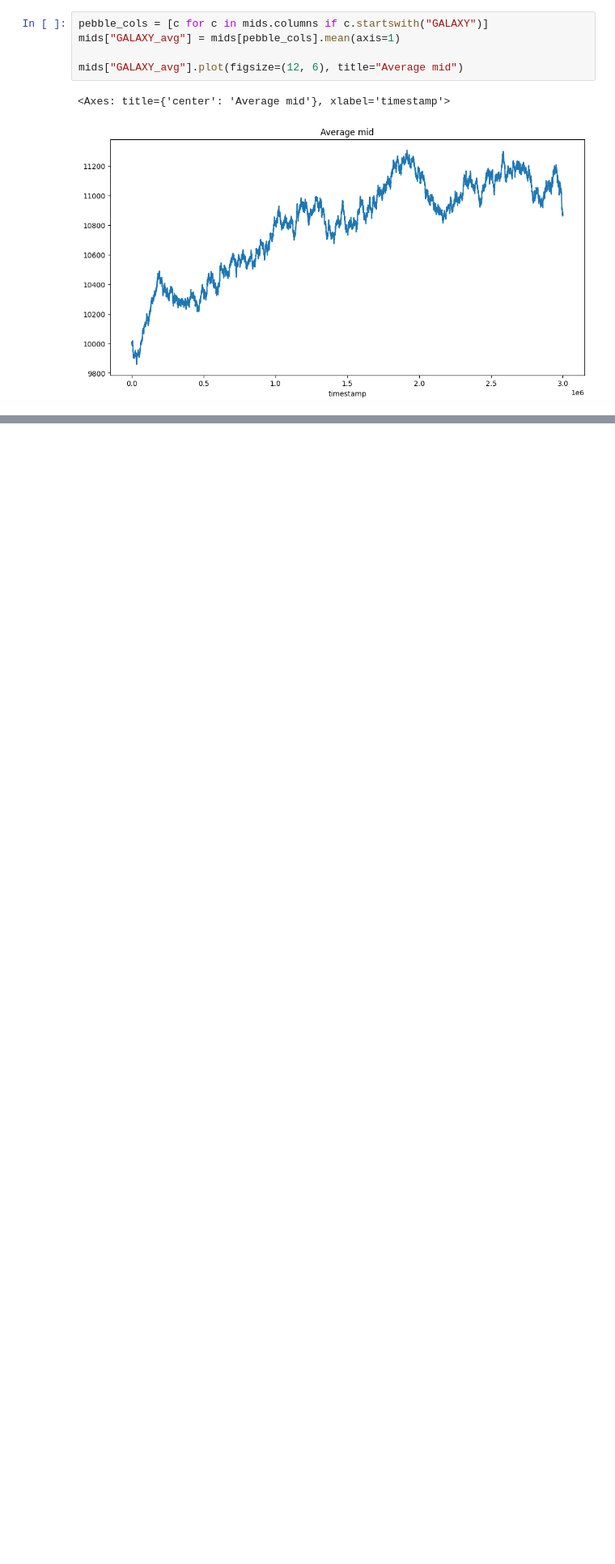
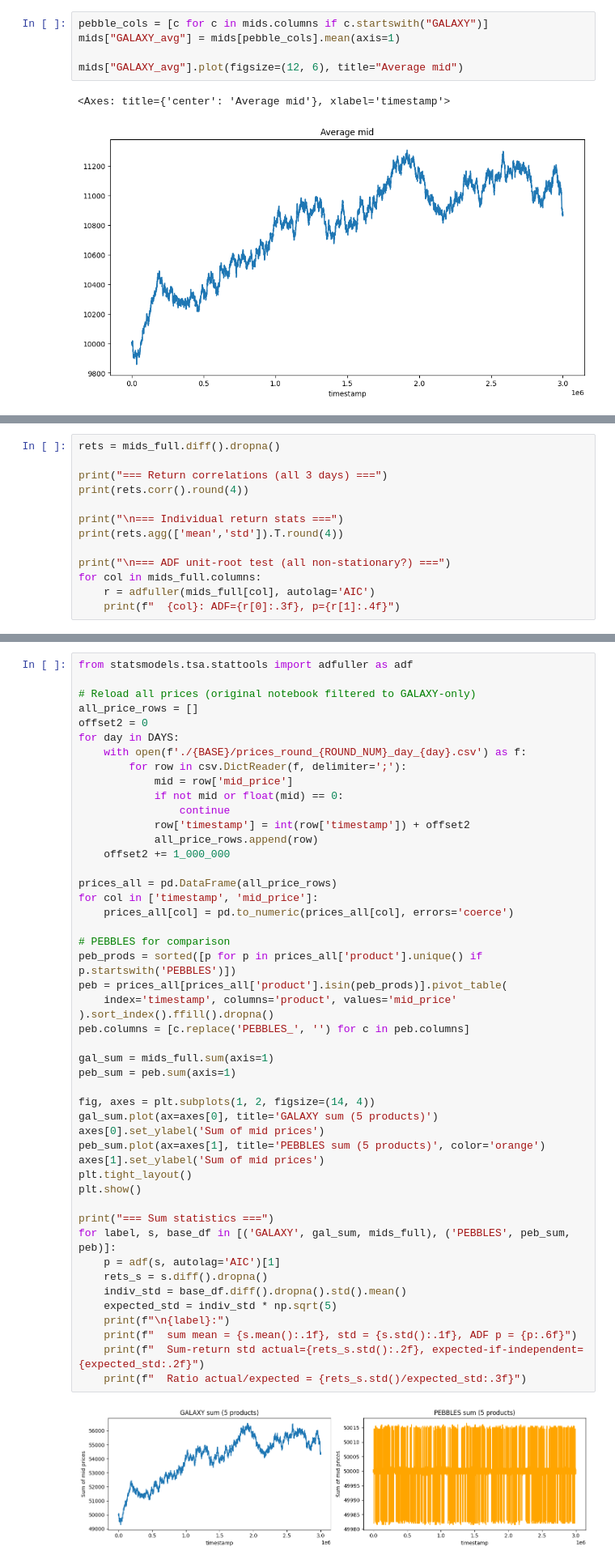
Before and after one commit to nikaslukyanov/kernel_trick, a Jupyter notebook: round5/galaxy.ipynb, the cells around one changed output, grey strips where cells are left out. Shown at 81% size. Drawn from its saved outputs; the diff is of its cells as text; blank space fills up the shorter version.

```diff
--- a/round5/galaxy.ipynb
+++ b/round5/galaxy.ipynb
@@ -57,0 +112,13 @@ mids["GALAXY_avg"].plot(figsize=(12, 6), title="Average mid")
+# %%
+rets = mids_full.diff().dropna()
+
+print("=== Return correlations (all 3 days) ===")
+print(rets.corr().round(4))
+
+print("\n=== Individual return stats ===")
+print(rets.agg(['mean','std']).T.round(4))
+
+print("\n=== ADF unit-root test (all non-stationary?) ===")
+for col in mids_full.columns:
+    r = adfuller(mids_full[col], autolag='AIC')
+    print(f"  {col}: ADF={r[0]:.3f}, p={r[1]:.4f}")
@@ -57,0 +148,50 @@ mids["GALAXY_avg"].plot(figsize=(12, 6), title="Average mid")
+# %%
+from statsmodels.tsa.stattools import adfuller as adf
+
+# Reload all prices (original notebook filtered to GALAXY-only)
+all_price_rows = []
+offset2 = 0
+for day in DAYS:
+    with open(f'./{BASE}/prices_round_{ROUND_NUM}_day_{day}.csv') as f:
+        for row in csv.DictReader(f, delimiter=';'):
+            mid = row['mid_price']
+            if not mid or float(mid) == 0:
+                continue
+            row['timestamp'] = int(row['timestamp']) + offset2
+            all_price_rows.append(row)
+    offset2 += 1_000_000
+
+prices_all = pd.DataFrame(all_price_rows)
+for col in ['timestamp', 'mid_price']:
+    prices_all[col] = pd.to_numeric(prices_all[col], errors='coerce')
+
+# PEBBLES for comparison
+peb_prods = sorted([p for p in prices_all['product'].unique() if p.startswith('PEBBLES')])
+peb = prices_all[prices_all['product'].isin(peb_prods)].pivot_table(
+    index='timestamp', columns='product', values='mid_price'
+).sort_index().ffill().dropna()
+peb.columns = [c.replace('PEBBLES_', '') for c in peb.columns]
+
+gal_sum = mids_full.sum(axis=1)
+peb_sum = peb.sum(axis=1)
+
+fig, axes = plt.subplots(1, 2, figsize=(14, 4))
+gal_sum.plot(ax=axes[0], title='GALAXY sum (5 products)')
+axes[0].set_ylabel('Sum of mid prices')
+peb_sum.plot(ax=axes[1], title='PEBBLES sum (5 products)', color='orange')
+axes[1].set_ylabel('Sum of mid prices')
+plt.tight_layout()
+plt.show()
+
+print("=== Sum statistics ===")
+for label, s, base_df in [('GALAXY', gal_sum, mids_full), ('PEBBLES', peb_sum, peb)]:
+    p = adf(s, autolag='AIC')[1]
+    rets_s = s.diff().dropna()
+    indiv_std = base_df.diff().dropna().std().mean()
+    expected_std = indiv_std * np.sqrt(5)
+    print(f"\n{label}:")
+    print(f"  sum mean = {s.mean():.1f}, std = {s.std():.1f}, ADF p = {p:.6f}")
+    print(f"  Sum-return std actual={rets_s.std():.2f}, expected-if-independent={expected_std:.2f}")
+    print(f"  Ratio actual/expected = {rets_s.std()/expected_std:.3f}")
+# %% [output]
+[figure, added]
```
Also changed, not shown: parts of 13 cells of this notebook, 4 other files.
